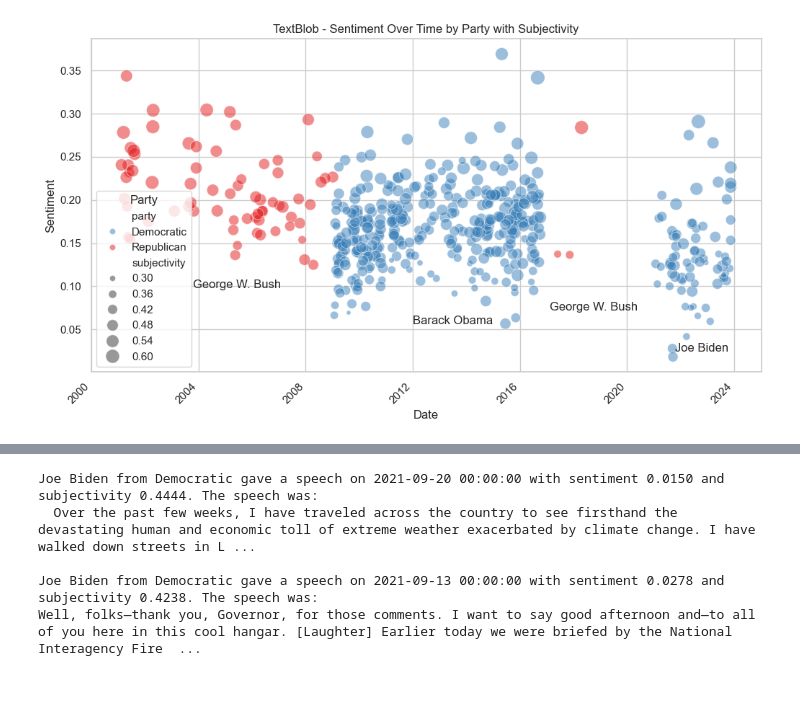
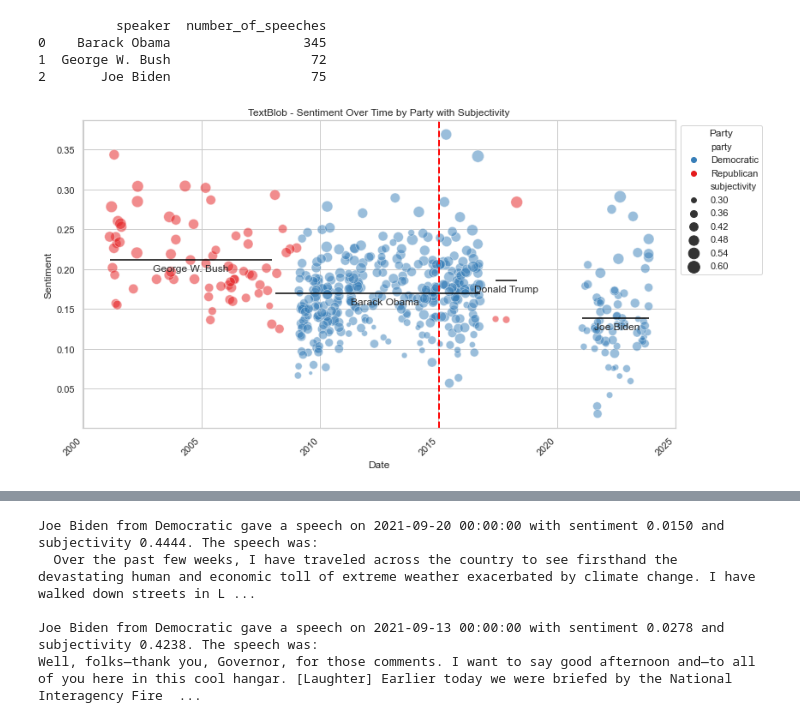
Before and after one commit to Alvaroguijarro97/text_as_data_final_project, a Jupyter notebook: sentiment_evaluation.ipynb, the cells around one changed output, grey strips where cells are left out. Cells and saved outputs as stored; diff of their text form; code cells hidden in the pictures; blank space fills up the shorter version.

```diff
--- a/sentiment_evaluation.ipynb
+++ b/sentiment_evaluation.ipynb
@@ -36,9 +43,25 @@ for index, row in df_cleanned.iterrows():
 
 # Create a DataFrame from the list of dictionaries
 df_sentiment_blob = pd.DataFrame(result_data)
+# %%
+# Group by the 'speaker' column and count the number of speeches
+speeches_by_president = df_sentiment_blob.groupby('speaker')['speech'].count()
+
+# Convert the series to a DataFrame
+speeches_by_president_df = speeches_by_president.reset_index(name='number_of_speeches')
+
+# Display the DataFrame
+print(speeches_by_president_df)
+# %% [output]
+          speaker  number_of_speeches
+0    Barack Obama                 345
+1  George W. Bush                  72
+2       Joe Biden                  75
 # %%
 import matplotlib.pyplot as plt
 import seaborn as sns
+import matplotlib.dates as mdates
+import datetime
 
 # plot style
 sns.set(style="whitegrid")
@@ -51,46 +74,68 @@ scatter_plot = sns.scatterplot(
     x='date',
     y='sentiment',
     hue='party',
     palette=palette,
     size='subjectivity',
     sizes=(20, 200),
     alpha=0.5
 )
 
 # Set labels and title
 plt.title('TextBlob - Sentiment Over Time by Party with Subjectivity')
 plt.xlabel('Date')
 plt.ylabel('Sentiment')
 
+# Set x-axis major ticks to show specific years
+scatter_plot.xaxis.set_major_locator(mdates.YearLocator(base=5))  # Set major ticks to be every 5 years
+scatter_plot.xaxis.set_major_formatter(mdates.DateFormatter('%Y'))  # Format ticks as years
+
 # legend
-plt.legend(title='Party', loc='best')
+plt.legend(title='Party', loc='upper left', bbox_to_anchor=(1, 1))
+
+plt.tight_layout()  # Adjust the padding between and around subplots.
+
 
 # date formatting
-scatter_plot.set_xticklabels(scatter_plot.get_xticklabels(), rotation=45, horizontalalignment='right')
-
+##scatter_plot.set_xticklabels(scatter_plot.get_xticklabels(), rotation=45, horizontalalignment='right') ag
+plt.xticks(rotation=45, horizontalalignment='right')
 
 ### Include the speaker name in the chart
-# Define time intervals
-time_intervals = [(2000, 2008), (2008, 2017), (2017, 2020), (2020, 2024)]
+# Annotate speaker names
+# Define time intervals with corresponding presidents
+presidents_intervals = {
+    'George W. Bush': (2000, 2008),
+    'Barack Obama': (2008, 2017),
+    'Donald Trump': (2017, 2021),
+    'Joe Biden': (2021, 2024)  # Adjust end year as needed
+}
 
-for interval in time_intervals:
+for president, interval in presidents_intervals.items():
     start, end = interval
+    # Filter data for the given president's term
     interval_data = df_sentiment_blob[(df_sentiment_blob['date'].dt.year >= start) & (df_sentiment_blob['date'].dt.year < end)]
 
-    mean_date = interval_data['date'].mean()
-    mean_sentiment = interval_data['sentiment'].mean()
+    if not interval_data.empty:  # Check if there is data in the interval
+        mean_date = interval_data['date'].mean()
+        mean_sentiment = interval_data['sentiment'].mean()
 
-    # Use the first speaker in the interval for annotation
-    speaker = interval_data['speaker'].iloc[0]
+        # Draw a horizontal line for the mean sentiment
+        plt.hlines(mean_sentiment, interval_data['date'].min(), interval_data['date'].max(), colors='black', linestyles='solid')
 
-    plt.annotate(speaker,
-                 (mean_date, mean_sentiment),
-                 textcoords="offset points",
-                 xytext=(-20, -100),
-                 va='bottom')
+        # Annotate the president's name
+        plt.annotate(president,
+                     (mean_date, mean_sentiment),
+                     textcoords="offset points",
+                     xytext=(0, -10),  # Offset position of text from point
+                     ha='center',  # Center text horizontally
+                     va='center')  # Center text vertically
+
+important_date = datetime.datetime(2015, 1, 12)  # Year, Month, Day
+plt.axvline(x=important_date, ymin=0, ymax=1, color='red', linestyle='--', lw=2)
+
+# Define time intervals
 
 
 
 plt.show()
 # %% [output]
-[figure, old version]
+[figure, new version]
```
Also changed, not shown: parts of 4 cells of this notebook, 3 other files.
